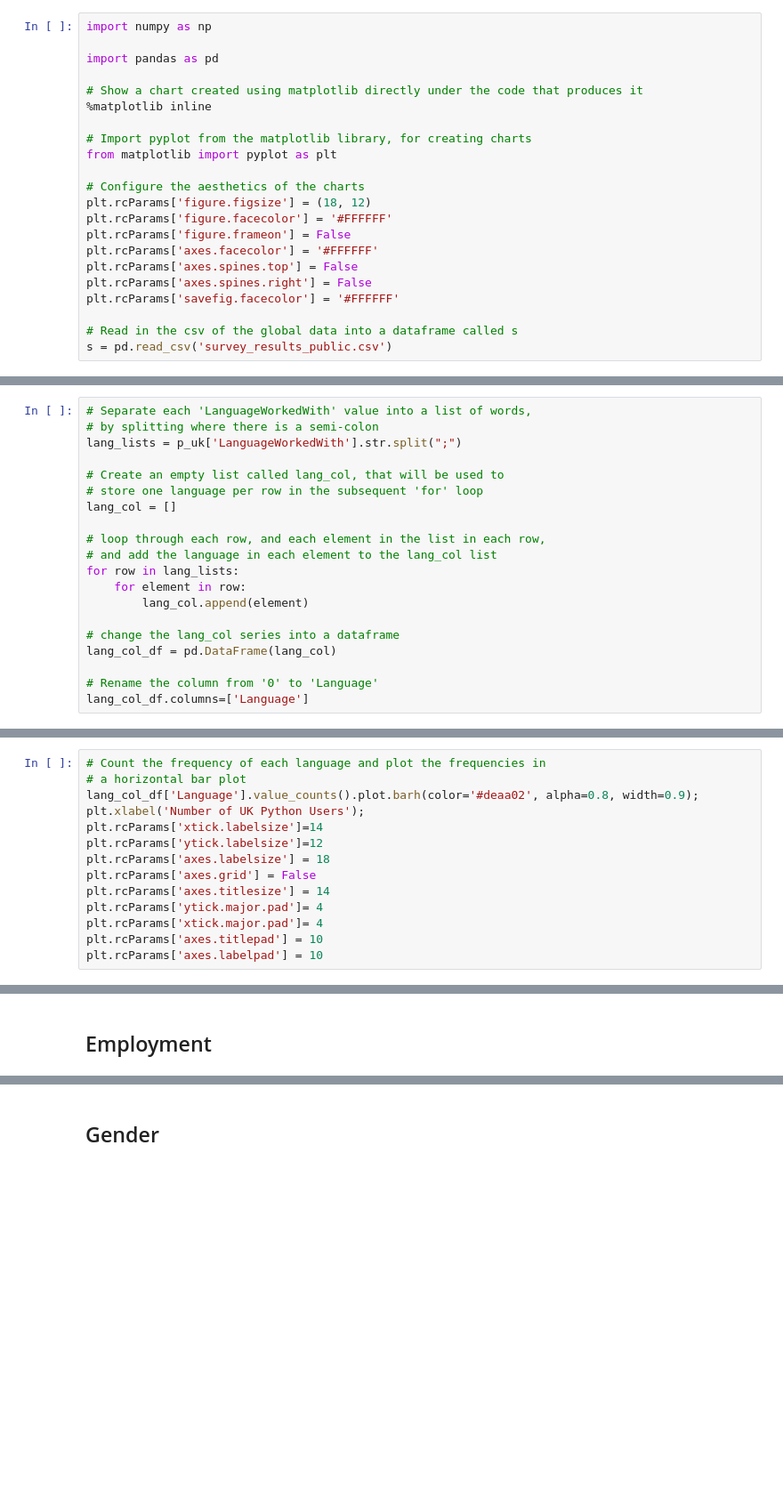
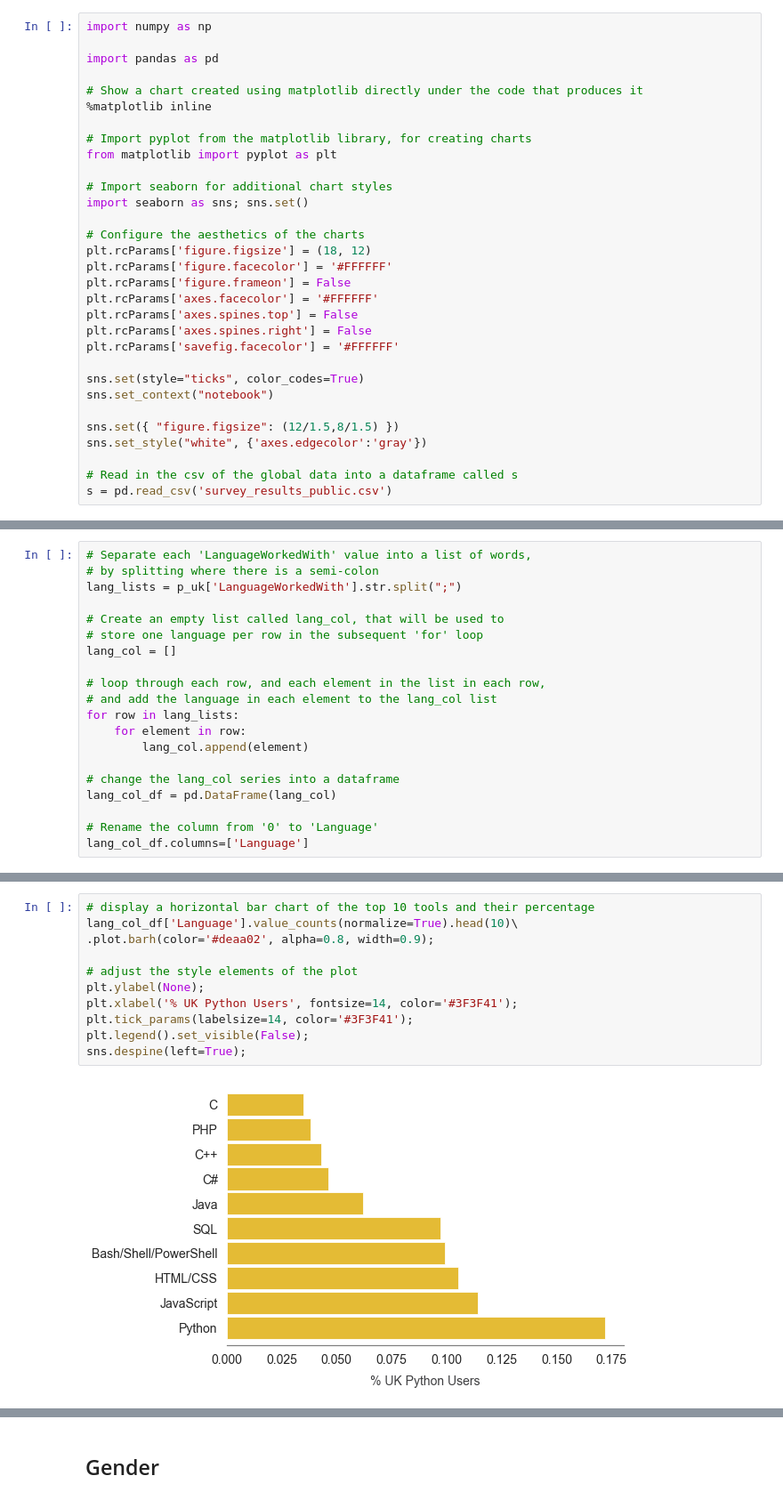
Before and after one commit to foxnic/uk_python_users, a Jupyter notebook: StackOverflow Survey 2019 UK Python.ipynb, the cells around one changed output, grey strips where cells are left out. Shown: that part at 89% size. Cells and saved outputs as stored; diff of their text form; blank space fills up the shorter version.

Commit message:
Updated python user analysis

```diff
--- a/StackOverflow Survey 2019 UK Python.ipynb
+++ b/StackOverflow Survey 2019 UK Python.ipynb
@@ -41,6 +41,9 @@ import pandas as pd
 # Import pyplot from the matplotlib library, for creating charts
 from matplotlib import pyplot as plt
 
+# Import seaborn for additional chart styles
+import seaborn as sns; sns.set()
+
 # Configure the aesthetics of the charts
 plt.rcParams['figure.figsize'] = (18, 12)
 plt.rcParams['figure.facecolor'] = '#FFFFFF'
@@ -50,6 +53,12 @@ plt.rcParams['axes.spines.top'] = False
 plt.rcParams['axes.spines.right'] = False
 plt.rcParams['savefig.facecolor'] = '#FFFFFF'
 
+sns.set(style="ticks", color_codes=True)
+sns.set_context("notebook")
+
+sns.set({ "figure.figsize": (12/1.5,8/1.5) })
+sns.set_style("white", {'axes.edgecolor':'gray'})
+
 # Read in the csv of the global data into a dataframe called s
 s = pd.read_csv('survey_results_public.csv')
 # %% [markdown]
@@ -104,14 +102,0 @@ top_langs[1:]
-# %%
-# Count the frequency of each language and plot the frequencies in
-# a horizontal bar plot
-lang_col_df['Language'].value_counts().plot.barh(color='#deaa02', alpha=0.8, width=0.9);
-plt.xlabel('Number of UK Python Users');
-plt.rcParams['xtick.labelsize']=14
-plt.rcParams['ytick.labelsize']=12
-plt.rcParams['axes.labelsize'] = 18
-plt.rcParams['axes.grid'] = False
-plt.rcParams['axes.titlesize'] = 14
-plt.rcParams['ytick.major.pad']= 4
-plt.rcParams['xtick.major.pad']= 4
-plt.rcParams['axes.titlepad'] = 10
-plt.rcParams['axes.labelpad'] = 10
@@ -120,2 +103,13 @@ plt.rcParams['axes.labelpad'] = 10
-# %% [markdown]
-## Employment
+# %%
+# display a horizontal bar chart of the top 10 tools and their percentage
+lang_col_df['Language'].value_counts(normalize=True).head(10)\
+.plot.barh(color='#deaa02', alpha=0.8, width=0.9);
+
+# adjust the style elements of the plot
+plt.ylabel(None);
+plt.xlabel('% UK Python Users', fontsize=14, color='#3F3F41');
+plt.tick_params(labelsize=14, color='#3F3F41');
+plt.legend().set_visible(False);
+sns.despine(left=True);
+# %% [output]
+[figure, added]
```
Also changed, not shown: parts of 28 cells of this notebook, 1 other file.
